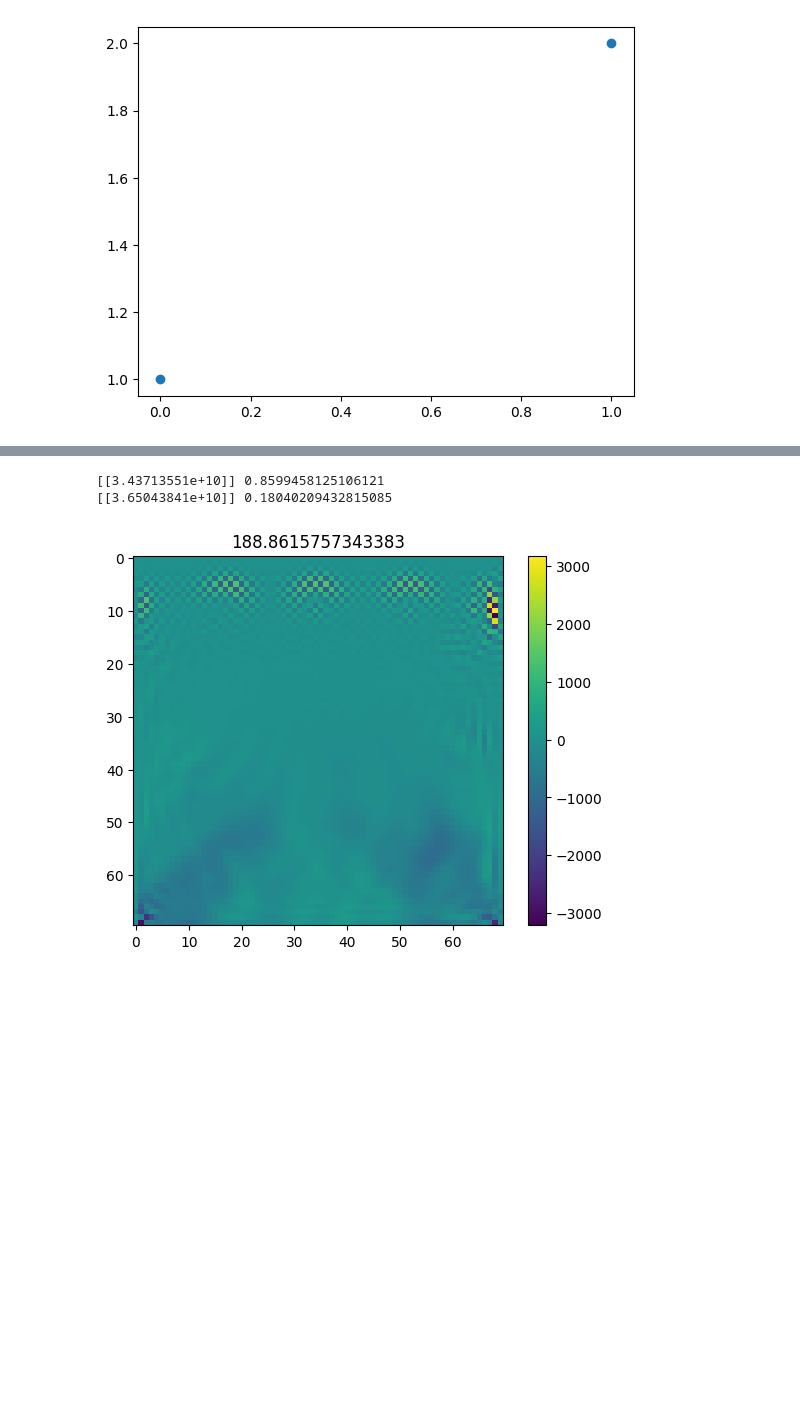
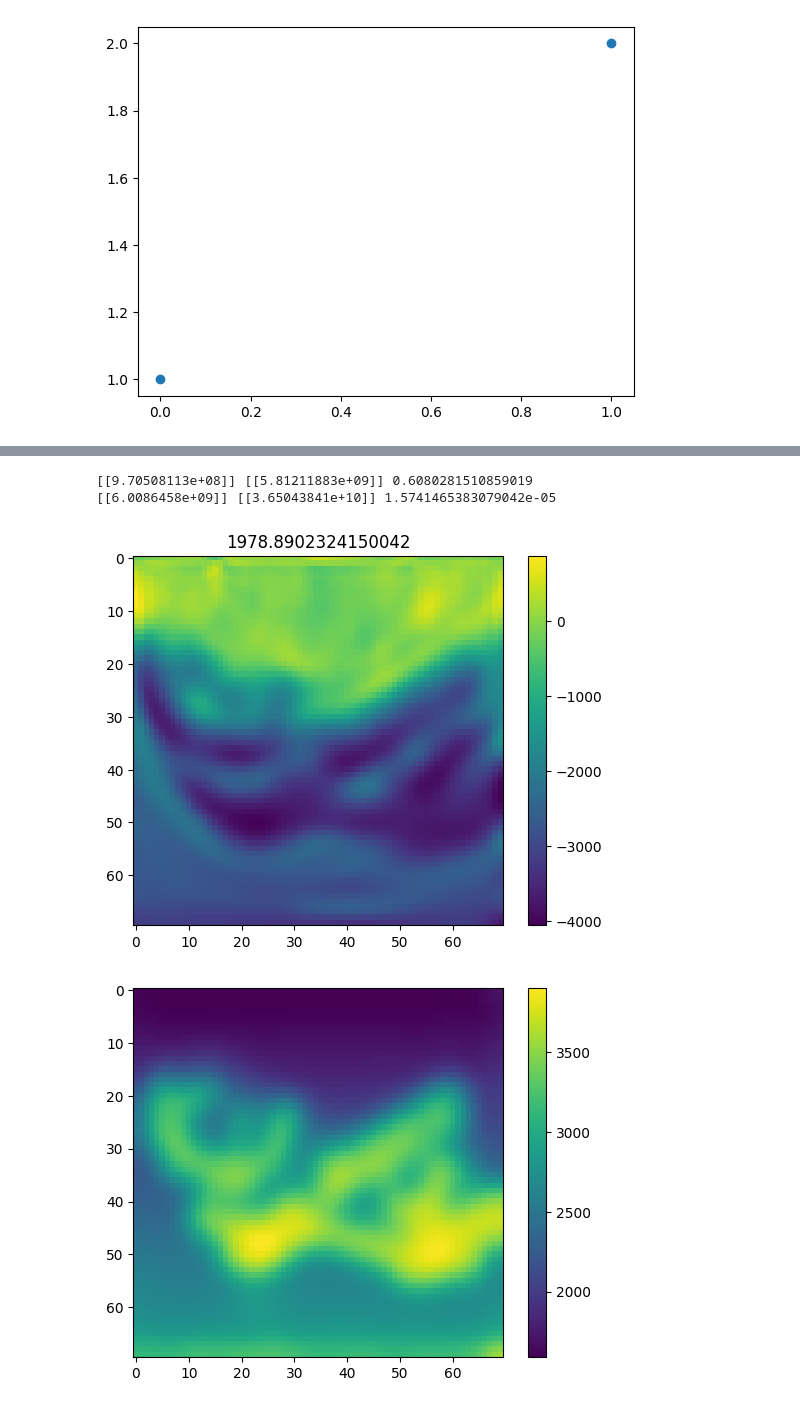
Before and after one commit to jcottaar/seismic, a Jupyter notebook: analysis/experiment_invert_style.ipynb, the cells around one changed output, grey strips where cells are left out. Drawn from its saved outputs; the diff is of its cells as text; code cells hidden in the pictures; blank space fills up the shorter version.

```diff
--- a/analysis/experiment_invert_style.ipynb
+++ b/analysis/experiment_invert_style.ipynb
@@ -178,34 +205,36 @@ starting
-# %%
-def show_penalty(v):
-    vel_new = copy.deepcopy(d.velocity)
-    vel_new.from_vector(v[:,0])
-    seis = seis_forward.vel_to_seis(vel_new, d.seismogram)[0]
-    res = (seis.to_vector()[:,None]-d.seismogram.to_vector()[:,None])
-    #penalty = (lam*v.T@v + res.T@res)[0,0]
-    #v_base = cp.linalg.solve(basis_vectors.T@basis_vectors, basis_vectors.T@v)
-    print(v.T@P@v, kgs.rms(res))
-    #return penalty
-
-to_take = np.argmin(res4)
-v0 = v0_list[to_take]
-plt.figure()
-vel_new = copy.deepcopy(d.velocity)
-vel_new.from_vector(v0[:,0])
-plt.title(cp.mean(cp.abs(vel_new.data-d.velocity.data)))
-plt.imshow(cp.asnumpy(vel_new.data-d.velocity.data));plt.colorbar();#plt.clim([-3,3])
-show_penalty(v0)
-show_penalty(d.velocity.to_vector()[:,None])
-#plt.figure()
-#plt.imshow(cp.asnumpy(d.velocity.data));plt.colorbar();#plt.clim([-3,3])
-#plt.figure()
-#plt.imshow(cp.asnumpy(vel_new.data));plt.colorbar();#plt.clim([-3,3])
-#plt.figure()
-#plt.title(cp.mean(cp.abs(vel_modified.data-d.velocity.data)))
-#plt.imshow(cp.asnumpy(vel_modified.data-d.velocity.data));plt.colorbar();#plt.clim([-3,3])
-#print(kgs.rms(seis_modified.data-seis_base_recalc.data), kgs.rms(d.seismogram.data-seis_base_recalc.data))
-#print(kgs.rms(vel_modified.data-d.velocity.data), kgs.rms(seis_forward.vel_to_seis(vel_modified, d.seismogram)[0].data-seis_forward.vel_to_seis(d.velocity, d.seismogram)[0].data))
-#print(kgs.rms(vel_new.data-d.velocity.data), kgs.rms(seis_forward.vel_to_seis(vel_new, d.seismogram)[0].data-seis_forward.vel_to_seis(d.velocity, d.seismogram)[0].data))
-# %% [output]
-[[3.43713551e+10]] 0.8599458125106121
-[[3.65043841e+10]] 0.18040209432815085
-[figure, removed]
+# %%
+def show_penalty(v):
+    vel_new = copy.deepcopy(d.velocity)
+    vel_new.from_vector(v[:,0])
+    seis = seis_forward.vel_to_seis(vel_new, d.seismogram)[0]
+    res = (seis.to_vector()[:,None]-d.seismogram.to_vector()[:,None])
+    #penalty = (lam*v.T@v + res.T@res)[0,0]
+    #v_base = cp.linalg.solve(basis_vectors.T@basis_vectors, basis_vectors.T@v)
+    print(v.T@P@v, v.T@v, kgs.rms(res))
+    #return penalty
+
+to_take = np.argmin(res4)
+to_take=7
+v0 = v0_list[to_take]
+plt.figure()
+vel_new = copy.deepcopy(d.velocity)
+vel_new.from_vector(v0[:,0])
+plt.title(cp.mean(cp.abs(vel_new.data-d.velocity.data)))
+plt.imshow(cp.asnumpy(vel_new.data-d.velocity.data));plt.colorbar();#plt.clim([-3,3])
+show_penalty(v0)
+show_penalty(d.velocity.to_vector()[:,None])
+plt.figure()
+plt.imshow(cp.asnumpy(d.velocity.data));plt.colorbar();#plt.clim([-3,3])
+plt.figure()
+plt.imshow(cp.asnumpy(vel_new.data));plt.colorbar();#plt.clim([-3,3])
+#plt.figure()
+#plt.title(cp.mean(cp.abs(vel_modified.data-d.velocity.data)))
+#plt.imshow(cp.asnumpy(vel_modified.data-d.velocity.data));plt.colorbar();#plt.clim([-3,3])
+#print(kgs.rms(seis_modified.data-seis_base_recalc.data), kgs.rms(d.seismogram.data-seis_base_recalc.data))
+#print(kgs.rms(vel_modified.data-d.velocity.data), kgs.rms(seis_forward.vel_to_seis(vel_modified, d.seismogram)[0].data-seis_forward.vel_to_seis(d.velocity, d.seismogram)[0].data))
+#print(kgs.rms(vel_new.data-d.velocity.data), kgs.rms(seis_forward.vel_to_seis(vel_new, d.seismogram)[0].data-seis_forward.vel_to_seis(d.velocity, d.seismogram)[0].data))
+# %% [output]
+[[9.70508113e+08]] [[5.81211883e+09]] 0.6080281510859019
+[[6.0086458e+09]] [[3.65043841e+10]] 1.5741465383079042e-05
+[figure, added]
+[figure, added]
```
Also changed, not shown: parts of 10 cells of this notebook, 6 other files.
